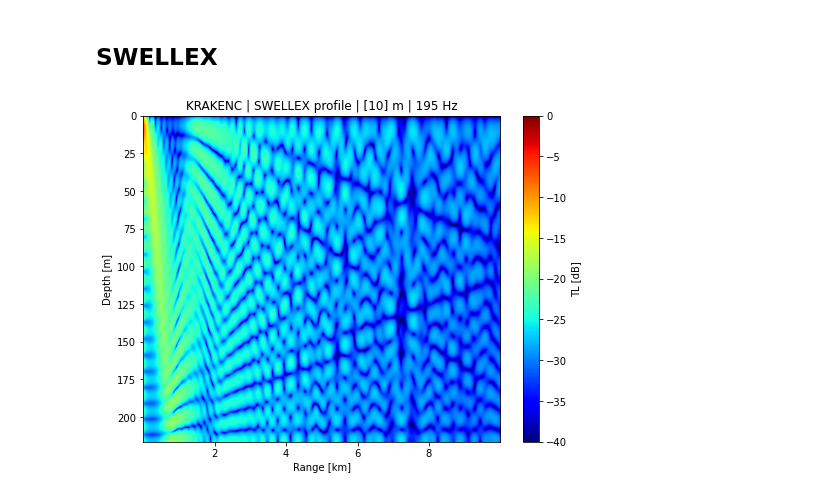
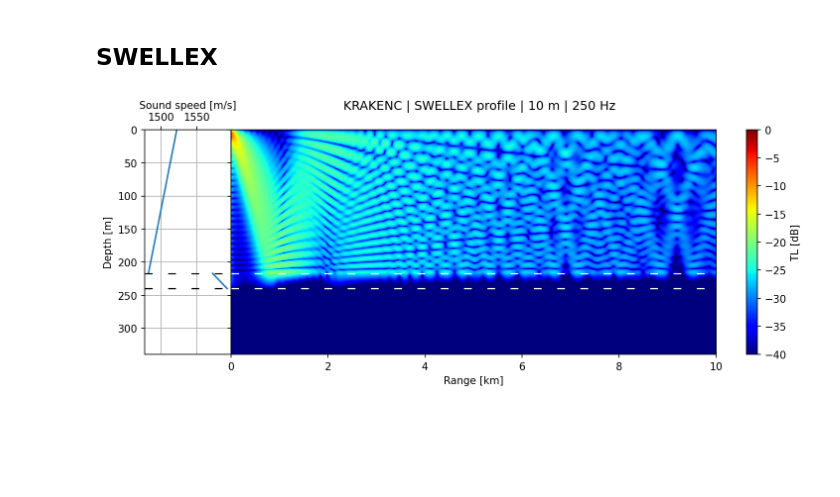
Before and after one commit to NeptuneProjects/TritonOA, a Jupyter notebook: tutorials/RunKRAKEN.ipynb, the cells around one changed output. Saved outputs shown, nothing was run; the diff lists cells and outputs as text; code cells hidden in the pictures; blank space fills up the shorter version.

```diff
--- a/tutorials/RunKRAKEN.ipynb
+++ b/tutorials/RunKRAKEN.ipynb
@@ -69,42 +85,67 @@ ssp2 = SoundSpeedProfile(z=[217, 240], c_p=[1572.37, 1593.02], rho=1.8, a_p=0.3)
 ssp3 = SoundSpeedProfile(z=[240, 1040], c_p=[1881, 3245.8], rho=2.1, a_p=0.09)
 layer1 = Layer(ssp1)
 layer2 = Layer(ssp2)
 layer3 = Layer(ssp3)
 layers = [layer1, layer2, layer3]
 
 bottom = Bottom(opt="A", z=layer3.z_max+1, c_p=5200, rho=2.7, a_p=0.03)
 
 source = Source(10)
-zvec = np.arange(0, layer1.z_max, 0.5)
-rvec = np.arange(0, 10, 0.5/1e3)
+zvec = np.arange(0, layer2.z_max+100, 0.5)
+dr = 0.5e-3
+rvec = np.arange(dr, 10+dr, dr)
 receiver = Receiver(zvec, rvec)
 
-freq = 195
-clow = 1500
+freq = 250
+clow = 0
 chigh = 1600
 
-exp_actual = KRAKENModelConfiguration(
+kmodel = KRAKENModelConfiguration(
     title,
     freq,
     layers,
     top,
     bottom,
     source,
     receiver,
     clow=clow,
     chigh=chigh,
     tmpdir="tmp"
 )
 
 model = "KRAKENC"
-exp_actual.run(fldflag=True, model=model)
-p = normalize_pressure(exp_actual.modes.p, log=True)
+kmodel.run(fldflag=True, model=model)
+p = normalize_pressure(kmodel.modes.p, log=True)
 
-fig = plot_TL_2d(
+fig, axs = plt.subplots(1, 2, sharey=True, gridspec_kw={"width_ratios": [1, 7], "wspace": 0}, figsize=(12, 4), dpi=150)
+
+z = np.array([])
+c = np.array([])
+b = np.array([])
+for layer in layers[:-1]:
+    z = np.concatenate((z, layer.ssp.z))
+    c = np.concatenate((c, layer.ssp.c_p))
+    b = np.concatenate((b, [layer.z_max]))
+
+ax = plot_SSP(
+    z,
+    c,
+    boundaries=b,
+    xlabel="Sound speed [m/s]",
+    ylabel="Depth [m]",
+    ax=axs[0]
+)
+ax = plot_TL_2d(
     p,
-    exp_actual.receiver.z,
-    exp_actual.receiver.r,
-    title=f"{model} | {profile} profile | {exp_actual.source.z} m | {freq} Hz"
+    z=kmodel.receiver.z,
+    r=np.concatenate((np.array([0]), kmodel.receiver.r)),
+    boundaries=b,
+    xlabel="Range [km]",
+    clabel="TL [dB]",
+    vmin=-40,
+    ax=axs[1]
 )
+fig.suptitle(f"{model} | {profile} profile | {kmodel.source.z.item()} m | {freq} Hz")
+plt.show()
 # %% [output]
-[figure, old version]
+[figure, new version]
```
Also changed, not shown: parts of 4 cells of this notebook, 7 other files.
